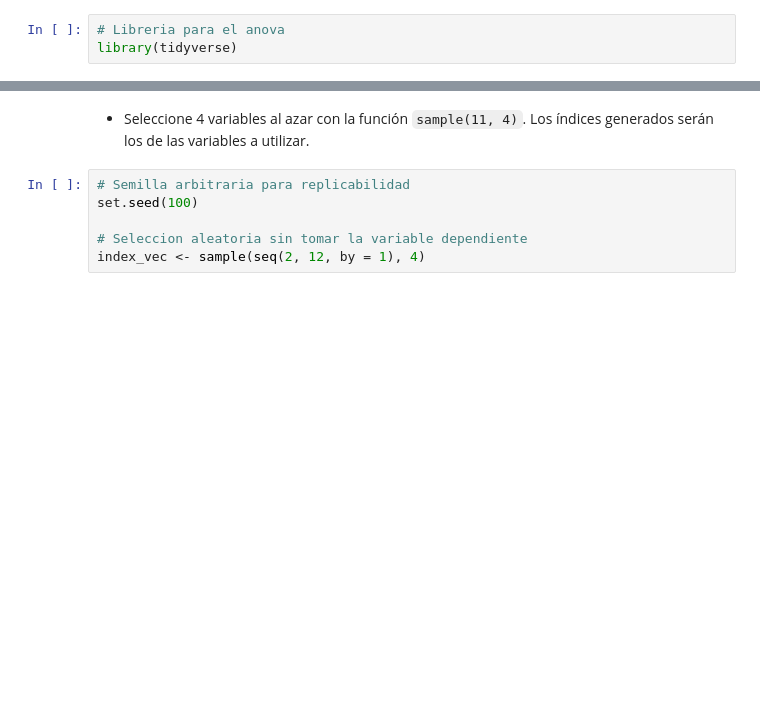
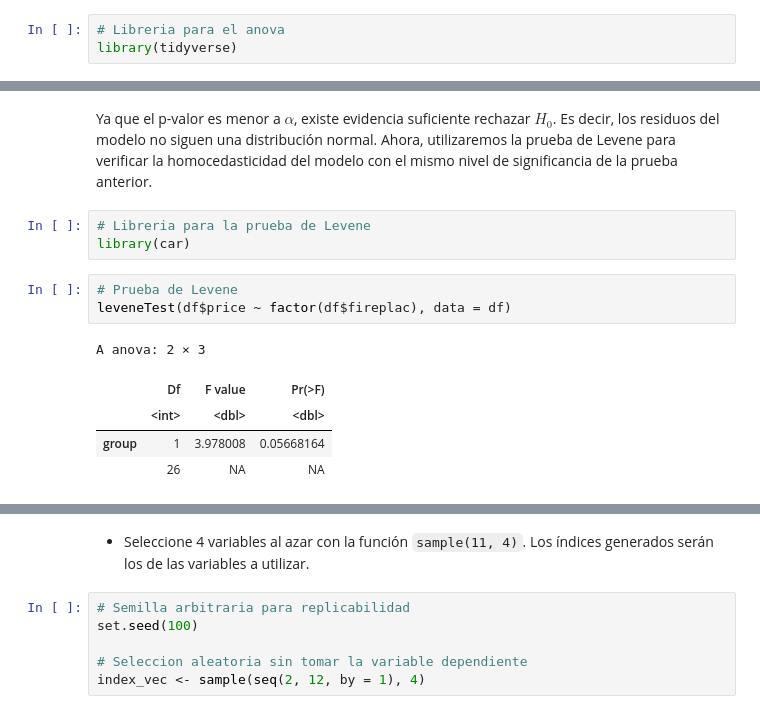
Before and after one commit to SandovalAguilar/estadistica, a Jupyter notebook: PIA/PIA.ipynb, the cells around one changed output, grey strips where cells are left out. Saved outputs shown, nothing was run; the diff lists cells and outputs as text; blank space fills up the shorter version.

```diff
--- a/PIA/PIA.ipynb
+++ b/PIA/PIA.ipynb
@@ -62,0 +68,14 @@ Signif. codes:  0 ‘***’ 0.001 ‘**’ 0.01 ‘*’ 0.05 ‘.’ 0.1 ‘ ’
+# %% [markdown]
+Ya que el p-valor es menor a $\alpha$, existe evidencia suficiente rechazar $H_0$. Es decir, los residuos del modelo no siguen una distribución normal. Ahora, utilizaremos la prueba de Levene para verificar la homocedasticidad del modelo con el mismo nivel de significancia de la prueba anterior.
+# %%
+# Libreria para la prueba de Levene
+library(car)
+# %%
+# Prueba de Levene
+leveneTest(df$price ~ factor(df$fireplac), data = df)
+# %% [output]
+A anova: 2 × 3
+|  | Df | F value | Pr(>F) |
+|  | <int> | <dbl> | <dbl> |
+| group | 1 | 3.978008 | 0.05668164 |
+|  | 26 | NA | NA |
```
Also changed, not shown: parts of 20 cells of this notebook, 1 other file.
